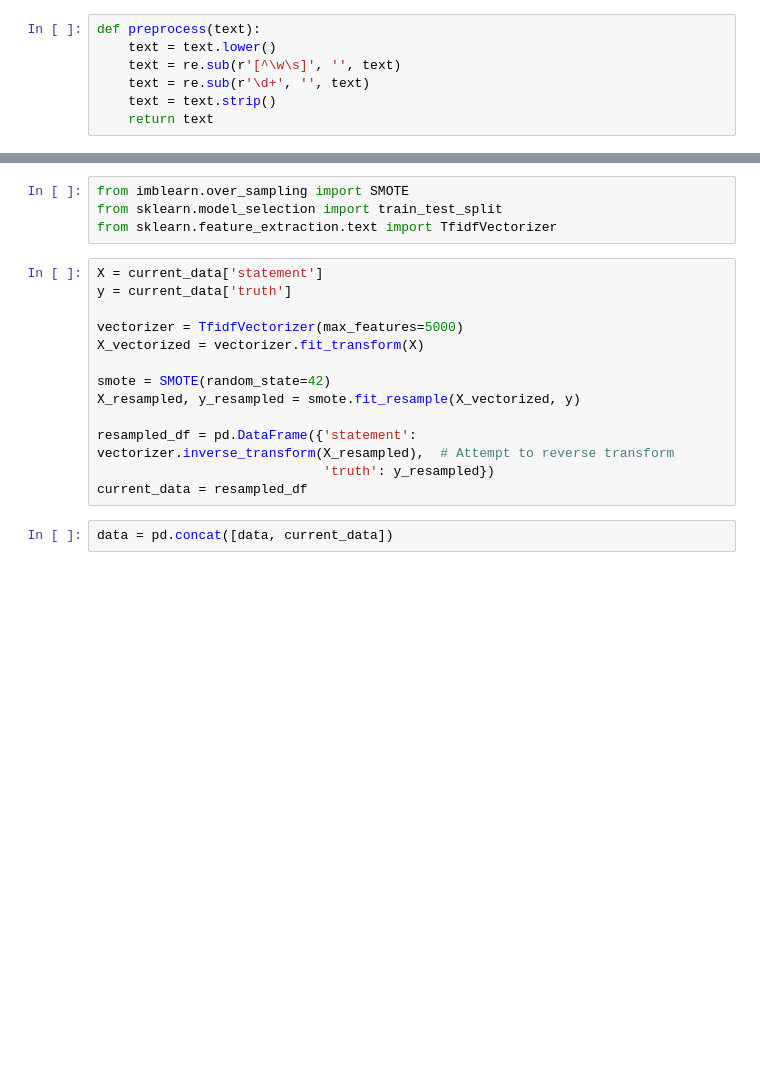
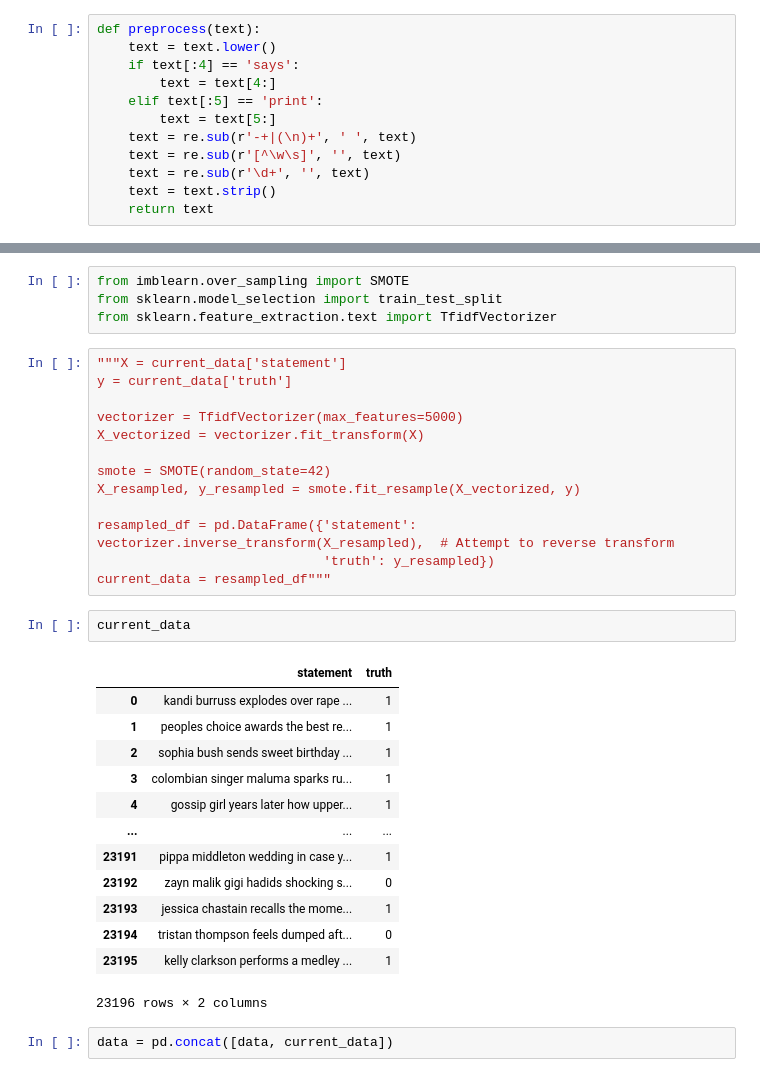
Before and after one commit to kazujh/Fake-News, a Jupyter notebook: fake_news.ipynb, the cells around one changed output, grey strips where cells are left out. Drawn from its saved outputs; the diff is of its cells as text; blank space fills up the shorter version.

Commit message:
refining model with new data

```diff
--- a/fake_news.ipynb
+++ b/fake_news.ipynb
@@ -13,6 +13,11 @@ file_directory = os.getcwd()
 # %%
 def preprocess(text):
     text = text.lower()
+    if text[:4] == 'says':
+        text = text[4:]
+    elif text[:5] == 'print':
+        text = text[5:]
+    text = re.sub(r'-+|(\n)+', ' ', text)
     text = re.sub(r'[^\w\s]', '', text)
     text = re.sub(r'\d+', '', text)
     text = text.strip()
@@ -61,7 +58,7 @@ from imblearn.over_sampling import SMOTE
 from sklearn.model_selection import train_test_split
 from sklearn.feature_extraction.text import TfidfVectorizer
 # %%
-X = current_data['statement']
+"""X = current_data['statement']
 y = current_data['truth']
 
 vectorizer = TfidfVectorizer(max_features=5000)
@@ -72,7 +69,23 @@ X_resampled, y_resampled = smote.fit_resample(X_vectorized, y)
 
 resampled_df = pd.DataFrame({'statement': vectorizer.inverse_transform(X_resampled),  # Attempt to reverse transform
                              'truth': y_resampled})
-current_data = resampled_df
+current_data = resampled_df"""
+# %%
+current_data
+# %% [output]
+|  | statement | truth |
+| 0 | kandi burruss explodes over rape ... | 1 |
+| 1 | peoples choice awards the best re... | 1 |
+| 2 | sophia bush sends sweet birthday ... | 1 |
+| 3 | colombian singer maluma sparks ru... | 1 |
+| 4 | gossip girl years later how upper... | 1 |
+| ... | ... | ... |
+| 23191 | pippa middleton wedding in case y... | 1 |
+| 23192 | zayn malik gigi hadids shocking s... | 0 |
+| 23193 | jessica chastain recalls the mome... | 1 |
+| 23194 | tristan thompson feels dumped aft... | 0 |
+| 23195 | kelly clarkson performs a medley ... | 1 |
+23196 rows × 2 columns
 # %%
 data = pd.concat([data, current_data])
 # %%
```
Also changed, not shown: parts of 19 cells of this notebook, 9 other files.
